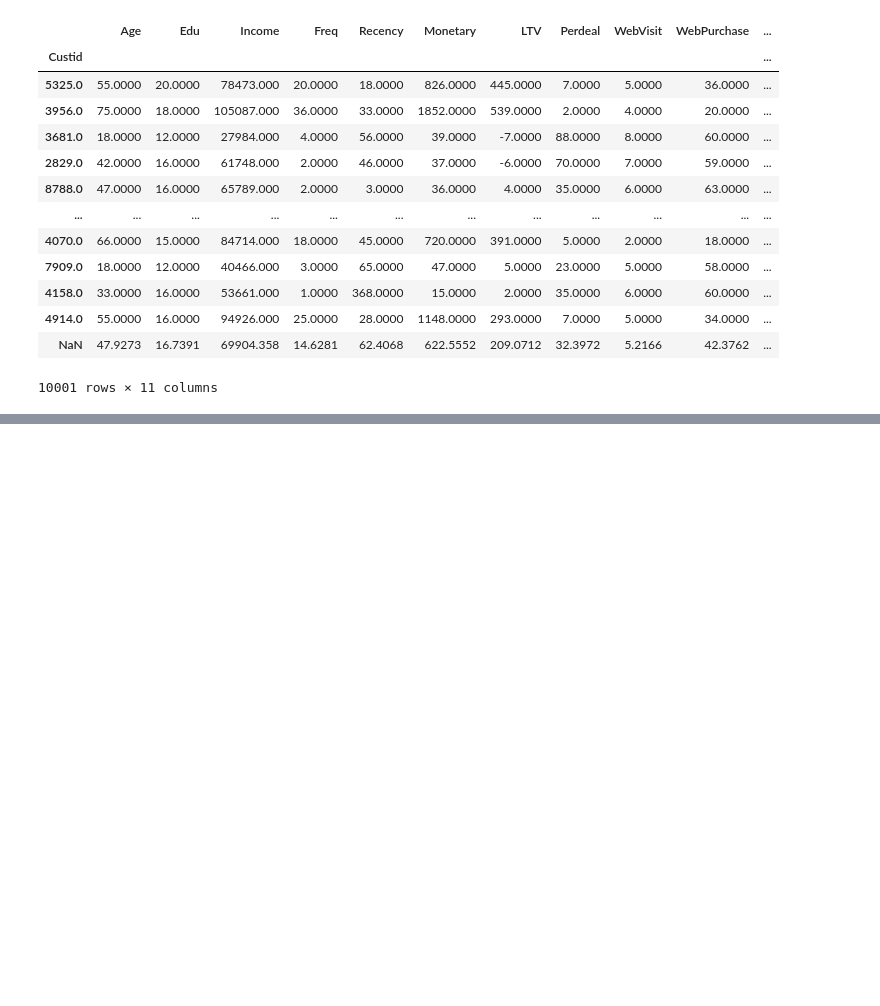
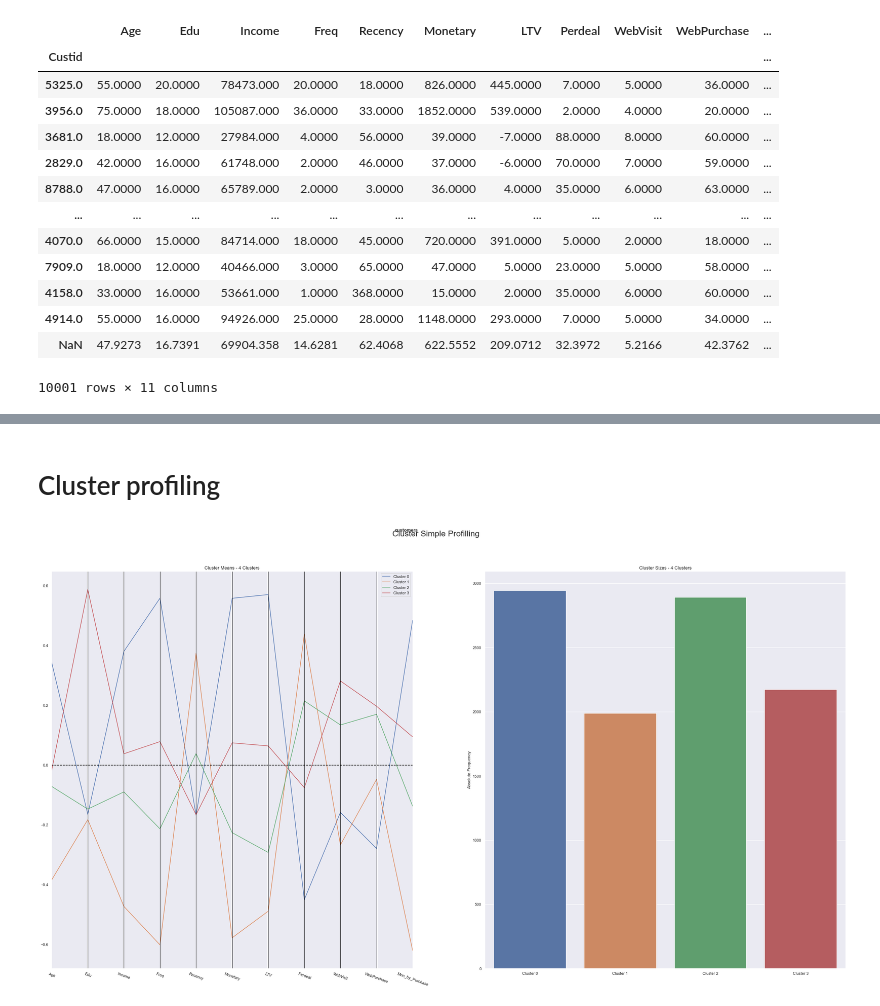
Before and after one commit to diogobulhosa/BC1, a Jupyter notebook: DataPreProc.ipynb, the cells around one changed output, grey strips where cells are left out. Saved outputs shown, nothing was run; the diff lists cells and outputs as text; code cells hidden in the pictures; blank space fills up the shorter version.

```diff
--- a/DataPreProc.ipynb
+++ b/DataPreProc.ipynb
@@ -180,0 +354,8 @@ df_customer
+# %%
+# 4 cluster solution
+linkage = 'ward'
+distance = 'euclidean'
+hc4lust = AgglomerativeClustering(linkage=linkage, affinity=distance, n_clusters=4)
+df_customer_labels_HC_KM = hc4lust.fit_predict(df_customer_ST)
+# %%
+df_customer_labels_HC_KM =pd.DataFrame(df_customer_labels_HC_KM, index=df_customer_ST.index)
@@ -180,0 +379,2 @@ df_customer
+# %%
+df_customer_ST['labels_HC_KM'] = df_customer_labels_HC_KM
@@ -180,0 +409,2 @@ df_customer
+# %% [markdown]
+# Cluster profiling
@@ -180,0 +452,9 @@ df_customer
+# %%
+cluster_profiles(
+    df = df_customer_ST[Customer_features + ['Mon_by_Purchase' , 'labels_HC_KM']],
+    label_columns = ['labels_HC_KM'],
+    figsize = (40, 20),
+    compar_titles = ["customers"]
+)
+# %% [output]
+[figure, added]
```
Also changed, not shown: parts of 22 cells of this notebook.
